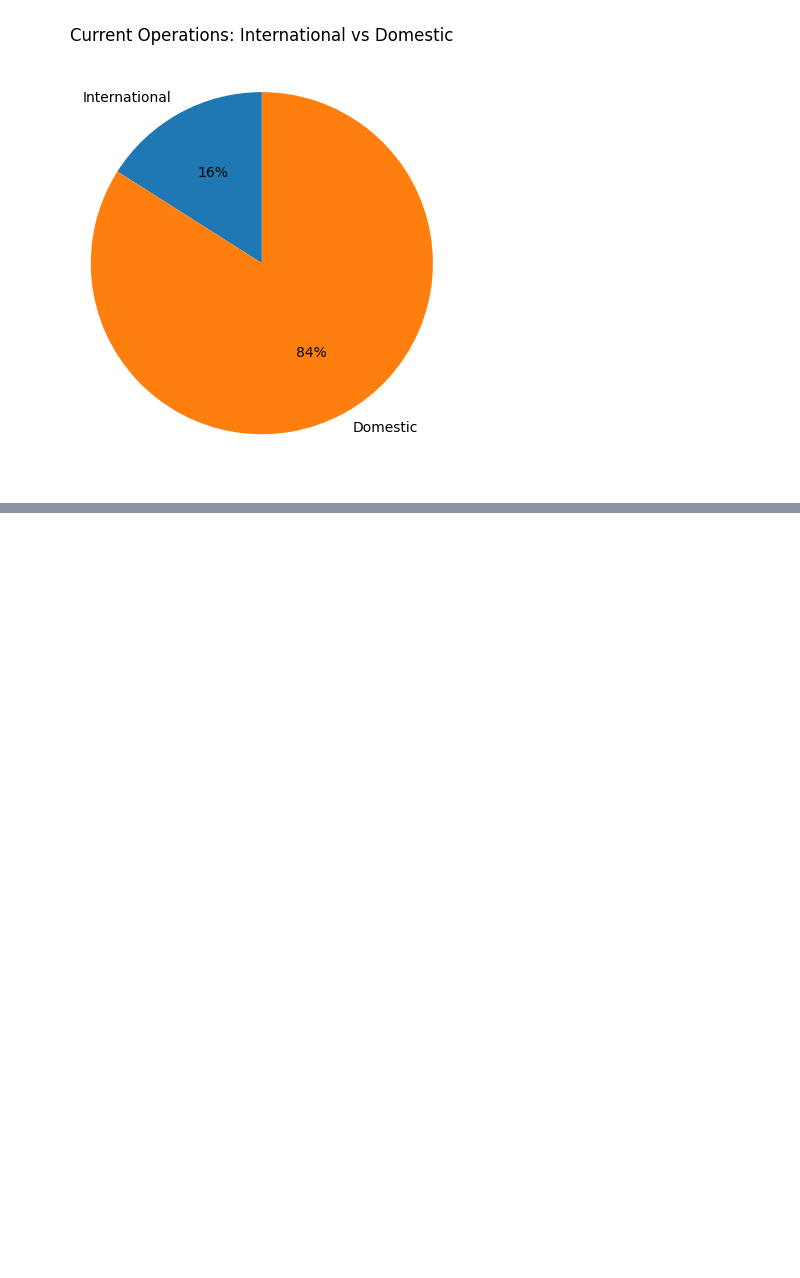
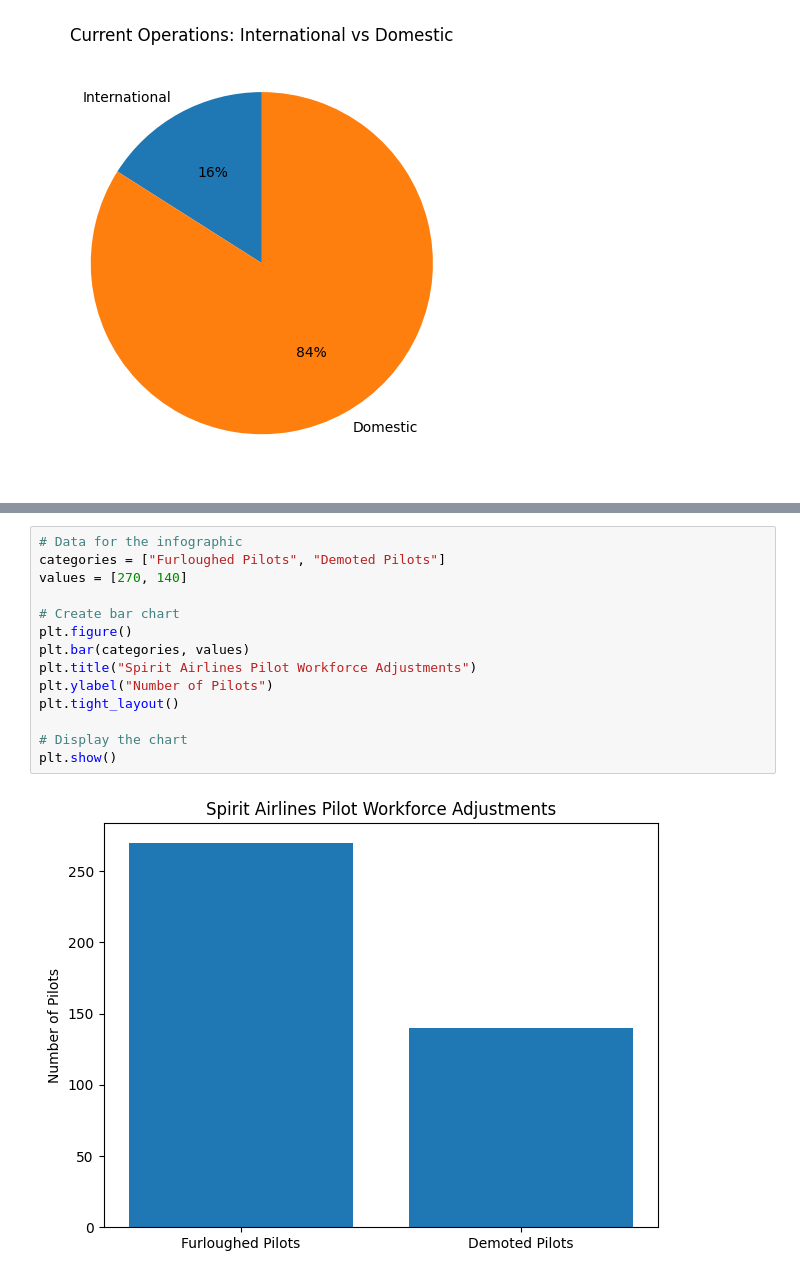
Before and after one commit to Armifara/Machine_Learning1, a Jupyter notebook: Infographics for Work/Temp.ipynb, the cells around one changed output, grey strips where cells are left out. Saved outputs shown, nothing was run; the diff lists cells and outputs as text; blank space fills up the shorter version.

```diff
--- a/Infographics for Work/Temp.ipynb
+++ b/Infographics for Work/Temp.ipynb
@@ -46,0 +60,16 @@ plt.show()
+# %%
+# Data for the infographic
+categories = ["Furloughed Pilots", "Demoted Pilots"]
+values = [270, 140]
+
+# Create bar chart
+plt.figure()
+plt.bar(categories, values)
+plt.title("Spirit Airlines Pilot Workforce Adjustments")
+plt.ylabel("Number of Pilots")
+plt.tight_layout()
+
+# Display the chart
+plt.show()
+# %% [output]
+[figure, added]
```
Also changed, not shown: parts of 1 cell of this notebook, 9 other files.
